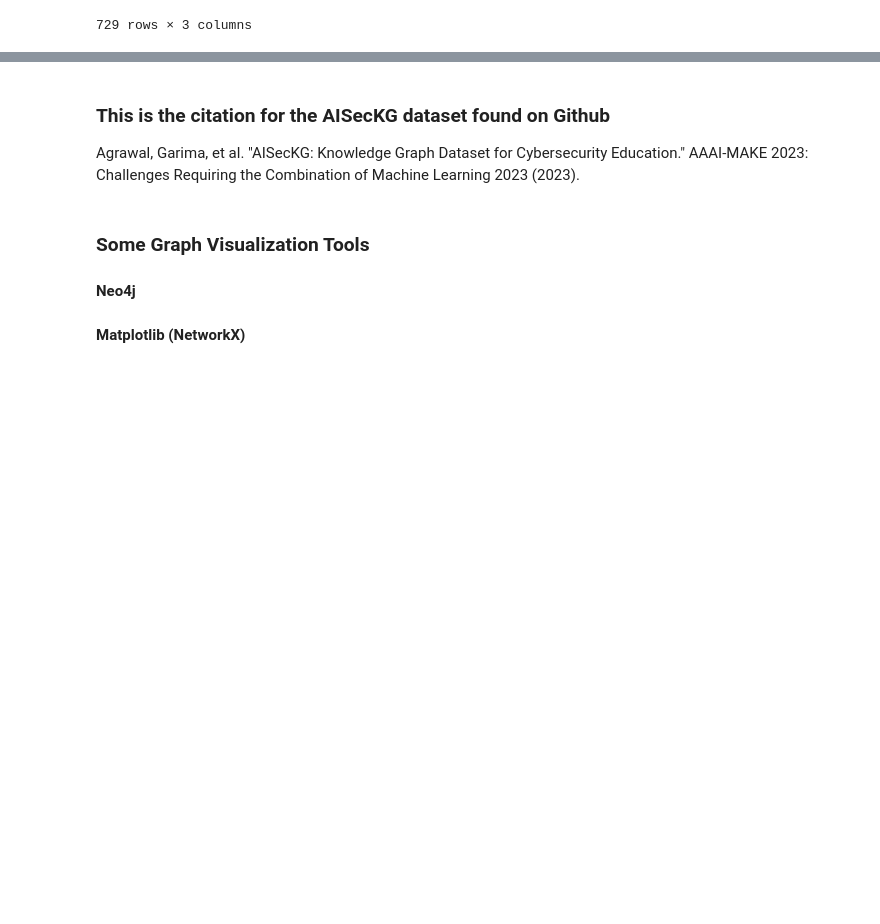
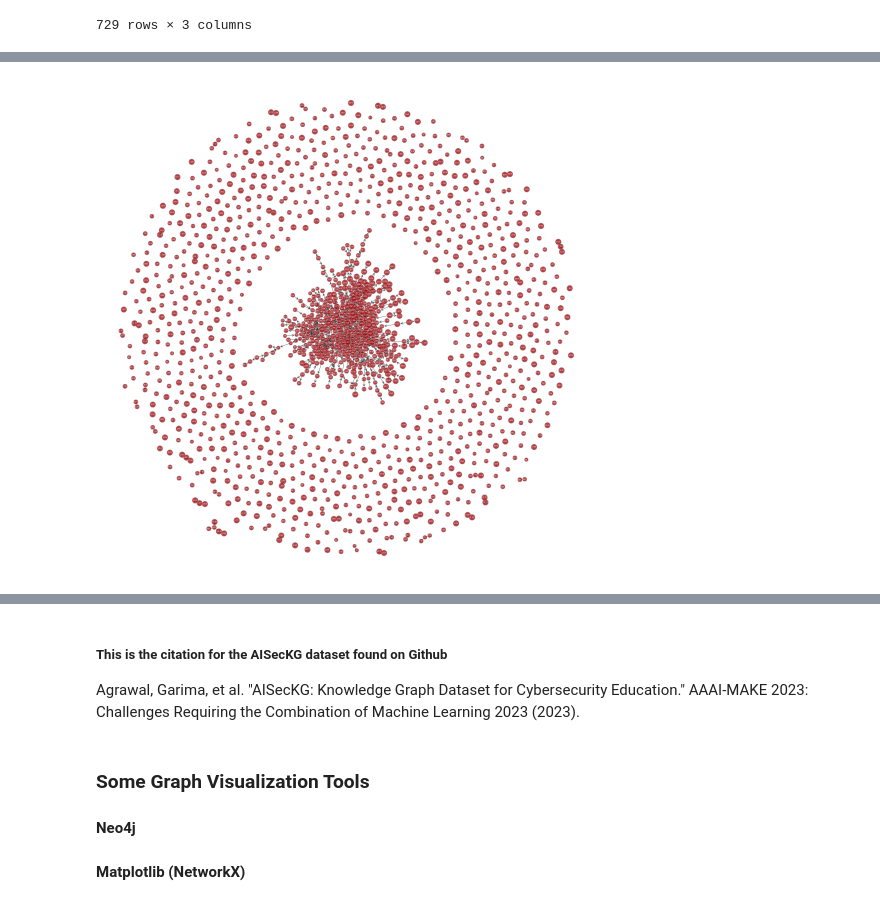
Before and after one commit to Pykietcj11/Visualize-Knowledge-Graphs, a Jupyter notebook: KG_Visualizations.ipynb, the cells around one changed output, grey strips where cells are left out. Saved outputs shown, nothing was run; the diff lists cells and outputs as text; code cells hidden in the pictures; blank space fills up the shorter version.

```diff
--- a/KG_Visualizations.ipynb
+++ b/KG_Visualizations.ipynb
@@ -63,0 +117,15 @@ kg.AISecKG
+# %%
+from pyvis.network import Network
+import pandas as pd
+
+# Create a Pyvis Network
+net = Network(notebook=True, directed=True)
+
+# Add nodes and edges
+for _, row in df.iterrows():
+    net.add_node(row['H'], label=row['H'])
+    net.add_node(row['T'], label=row['T'])
+    net.add_edge(row['H'], row['T'], title=row['R'])
+
+# Show the graph
+net.show("knowledge_graph.html")
@@ -63,0 +136,20 @@ kg.AISecKG
+# %%
+import graph_tool.all as gt
+import pandas as pd
+
+# Sample DataFrame
+
+# Create a directed graph
+G = gt.Graph(directed=True)
+
+# Add nodes and edges
+node_map = {}
+for _, row in df.iterrows():
+    head = node_map.setdefault(row['H'], G.add_vertex())
+    tail = node_map.setdefault(row['T'], G.add_vertex())
+    edge = G.add_edge(head, tail)
+
+# Draw the graph
+gt.graph_draw(G, vertex_text=G.vertex_index, output_size=(500, 500))
+# %% [output]
+[figure, added]
@@ -64,5 +157,5 @@ kg.AISecKG
 # %% [markdown]
-### This is the citation for the AISecKG dataset found on Github
+##### This is the citation for the AISecKG dataset found on Github
 Agrawal, Garima, et al. "AISecKG: Knowledge Graph Dataset for Cybersecurity Education." AAAI-MAKE 2023: Challenges Requiring the Combination of Machine Learning 2023 (2023).
 # %% [markdown]
 ### Some Graph Visualization Tools
```
Also changed, not shown: parts of 7 cells of this notebook.
